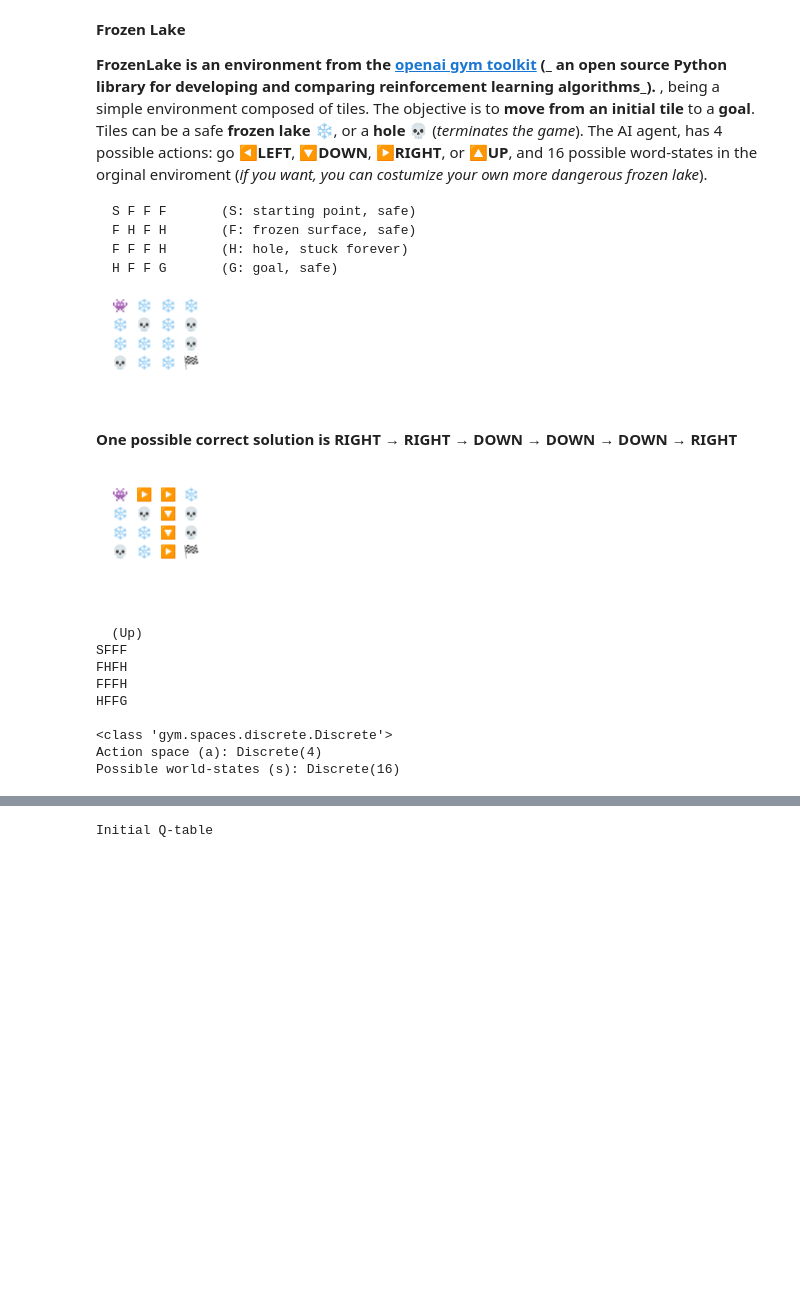
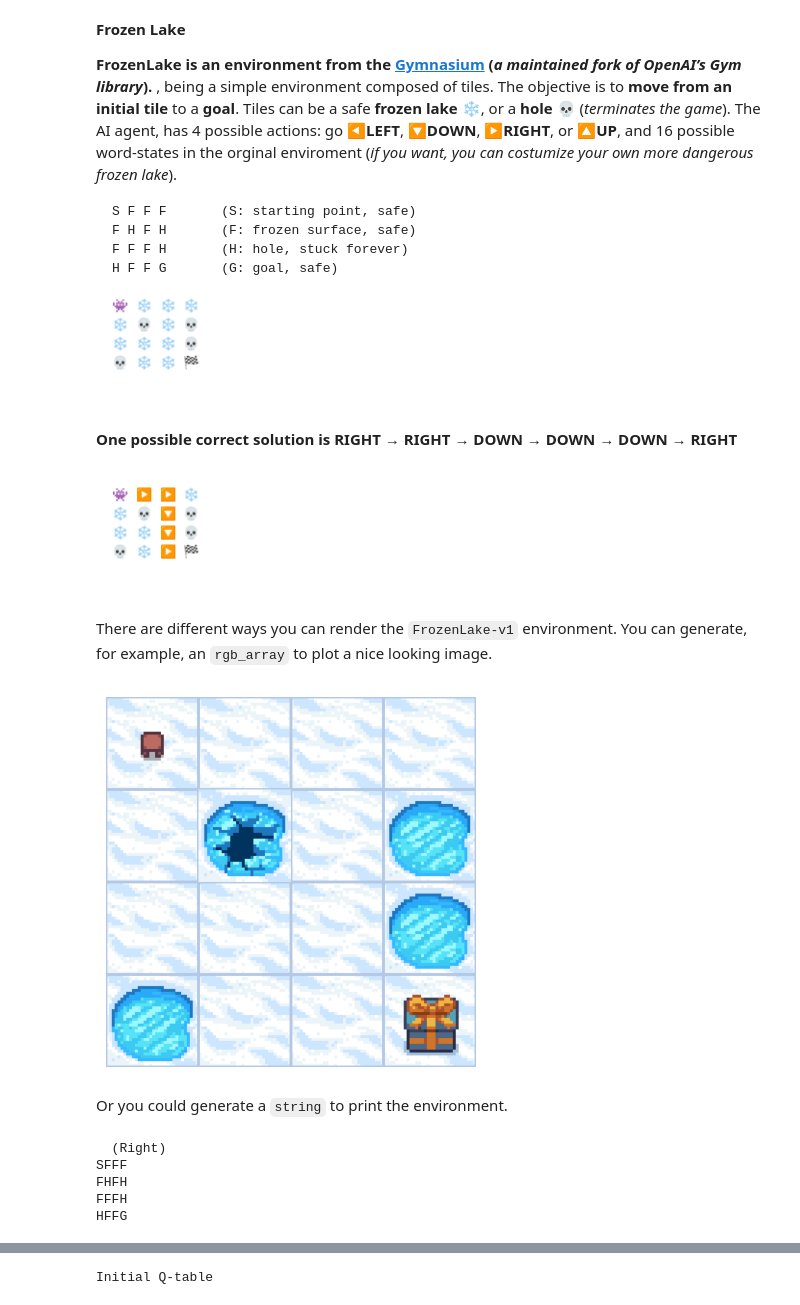
Before and after one commit to Nkluge-correa/TeenyTinyCastle, a Jupyter notebook: ML Intro Course/Q-learning.ipynb, the cells around one changed output, grey strips where cells are left out. Saved outputs shown, nothing was run; the diff lists cells and outputs as text; code cells hidden in the pictures; blank space fills up the shorter version.

````diff
--- a/ML Intro Course/Q-learning.ipynb
+++ b/ML Intro Course/Q-learning.ipynb
@@ -23,7 +27,7 @@ from IPython.display import clear_output, display
 # %% [markdown]
 **Frozen Lake**
 
-**FrozenLake is an environment from the [openai gym toolkit](https://github.com/openai/gym) (_ an open source Python library for developing and comparing reinforcement learning algorithms_).** , being a simple environment composed of tiles. The objective is to **move from an initial tile** to a **goal**. Tiles can be a safe **frozen lake** ❄️, or a **hole** 💀 (_terminates the game_). The AI agent, has 4 possible actions: go ◀️**LEFT**, 🔽**DOWN**, ▶️**RIGHT**, or 🔼**UP**, and 16 possible word-states in the orginal enviroment (_if you want, you can costumize your own more dangerous frozen lake_).
+**FrozenLake is an environment from the [Gymnasium](https://gymnasium.farama.org/) (_a maintained fork of OpenAI’s Gym library_).** , being a simple environment composed of tiles. The objective is to **move from an initial tile** to a **goal**. Tiles can be a safe **frozen lake** ❄️, or a **hole** 💀 (_terminates the game_). The AI agent, has 4 possible actions: go ◀️**LEFT**, 🔽**DOWN**, ▶️**RIGHT**, or 🔼**UP**, and 16 possible word-states in the orginal enviroment (_if you want, you can costumize your own more dangerous frozen lake_).
 
 ```
 S F F F       (S: starting point, safe)
@@ -50,29 +54,43 @@ H F F G       (G: goal, safe)
 
 
 ```
+
+There are different ways you can render the `FrozenLake-v1` environment. You can generate, for example, an `rgb_array` to plot a nice looking image.
+# %%
+environment = gym.make("FrozenLake-v1", is_slippery=False, render_mode="rgb_array")
+environment.reset()
+img = plt.imshow(environment.render())
+plt.axis('off')
+for i in range(10):
+    img.set_data(environment.render())
+    display(plt.gcf())
+    clear_output(wait=True)
+    environment.step(environment.action_space.sample())
+    time.sleep(0.5)
+    if i < 9:
+        clear_output(wait=True)
+
+environment.close()
+# %% [output]
+[figure, added]
+# %% [markdown]
+Or you could generate a `string` to print the environment.
 # %%
-environment = gym.make("FrozenLake-v1", is_slippery=False)
+environment = gym.make("FrozenLake-v1", is_slippery=False, render_mode="ansi")
 environment.reset()
+print(environment.render())
 for i in range(10):
-    environment.render()
+    print(environment.render())
+    clear_output(wait=True)
     environment.step(environment.action_space.sample())
     time.sleep(0.5)
     if i < 9:
         clear_output(wait=True)
 
-environment.reset()
 environment.close()
-
-print("\n" + str(type(environment.action_space)))
-print(f"Action space (a): {environment.action_space}")
-print(f"Possible world-states (s): {environment.observation_space}")
 # %% [output]
-  (Up)
+  (Right)
 SFFF
 FHFH
 FFFH
 HFFG
-
-<class 'gym.spaces.discrete.Discrete'>
-Action space (a): Discrete(4)
-Possible world-states (s): Discrete(16)
````
Also changed, not shown: parts of 22 cells of this notebook, 2 other files.
